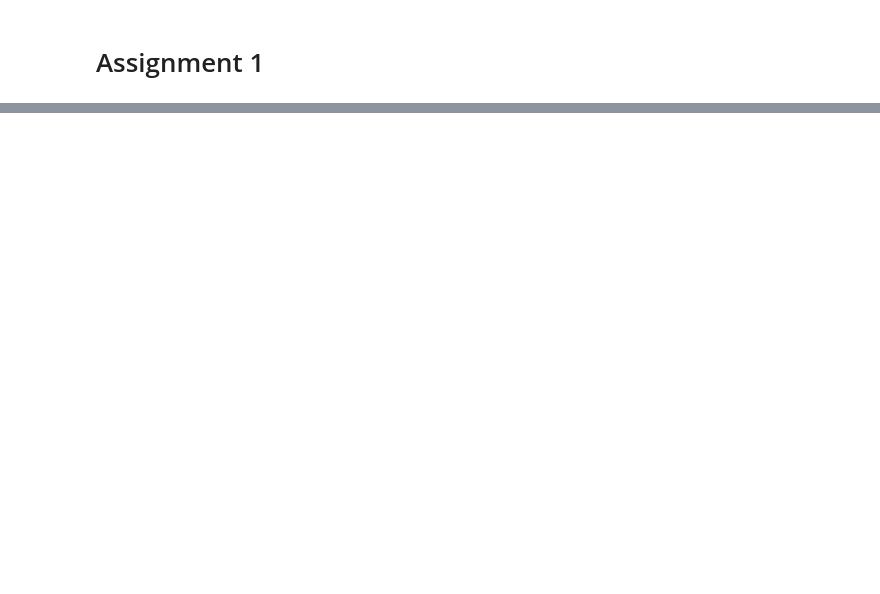
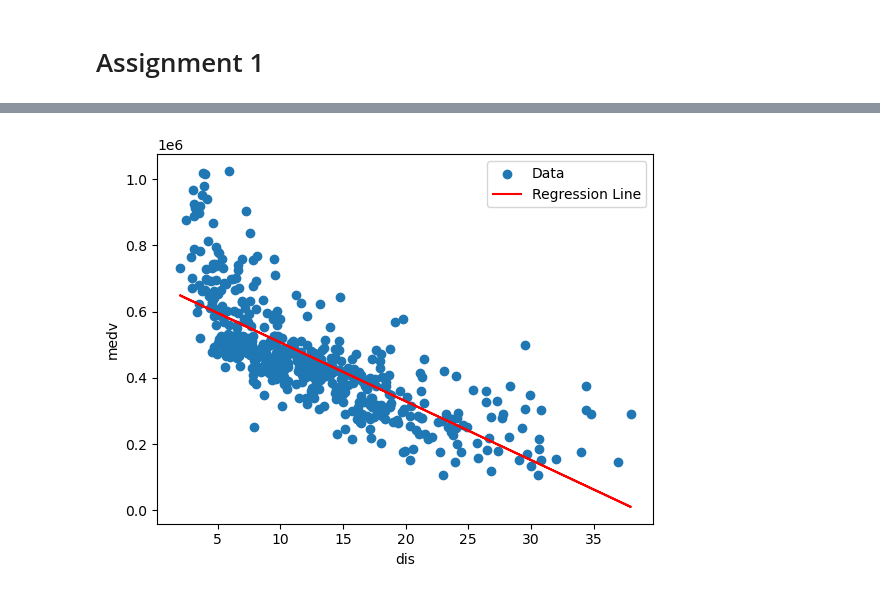
Before and after one commit to UofT-DSI/applying_statistical_concepts, a Jupyter notebook: 02_activities/assignments/assignment_1.ipynb, the cells around one changed output, grey strips where cells are left out. Saved outputs shown, nothing was run; the diff lists cells and outputs as text; code cells hidden in the pictures; blank space fills up the shorter version.

```diff
--- a/02_activities/assignments/assignment_1.ipynb
+++ b/02_activities/assignments/assignment_1.ipynb
@@ -160,0 +24,4 @@ If you encounter any difficulties or have questions, please don't hesitate to re
+# %%
+# Load the "Boston" dataset using the "load_data" function from the ISLP package
+data=pd.read_csv(r"C:\Users\ibast\OneDrive\Desktop\data\boston_housing.csv")
+data
@@ -160,0 +74,11 @@ If you encounter any difficulties or have questions, please don't hesitate to re
+# %%
+
+
+
+# Extract 'medv' (median value of owner-occupied homes) and 'dis' (weighted distances)
+medv = data['MEDV'].values.reshape(-1, 1)  # Target variable
+dis = data['LSTAT'].values.reshape(-1, 1)    # Feature variable
+
+# Check the shape of the extracted arrays
+print(f"medv shape: {medv.shape}")
+print(f"dis shape: {dis.shape}")
@@ -160,0 +94,24 @@ If you encounter any difficulties or have questions, please don't hesitate to re
+# %%
+
+
+# Plot data
+plt.scatter(dis, medv, label='Data')
+plt.xlabel('dis')
+plt.ylabel('medv')
+
+# Fit a linear regression model
+lm = LinearRegression()
+lm.fit(dis, medv)
+
+# Plot the regression line
+plt.plot(dis, lm.predict(dis), color='red', label='Regression Line')
+
+# Add labels and legend
+plt.xlabel('dis')
+plt.ylabel('medv')
+plt.legend()
+
+# Show the plot
+plt.show()
+# %% [output]
+[figure, added]
```
Also changed, not shown: parts of 55 cells of this notebook.
